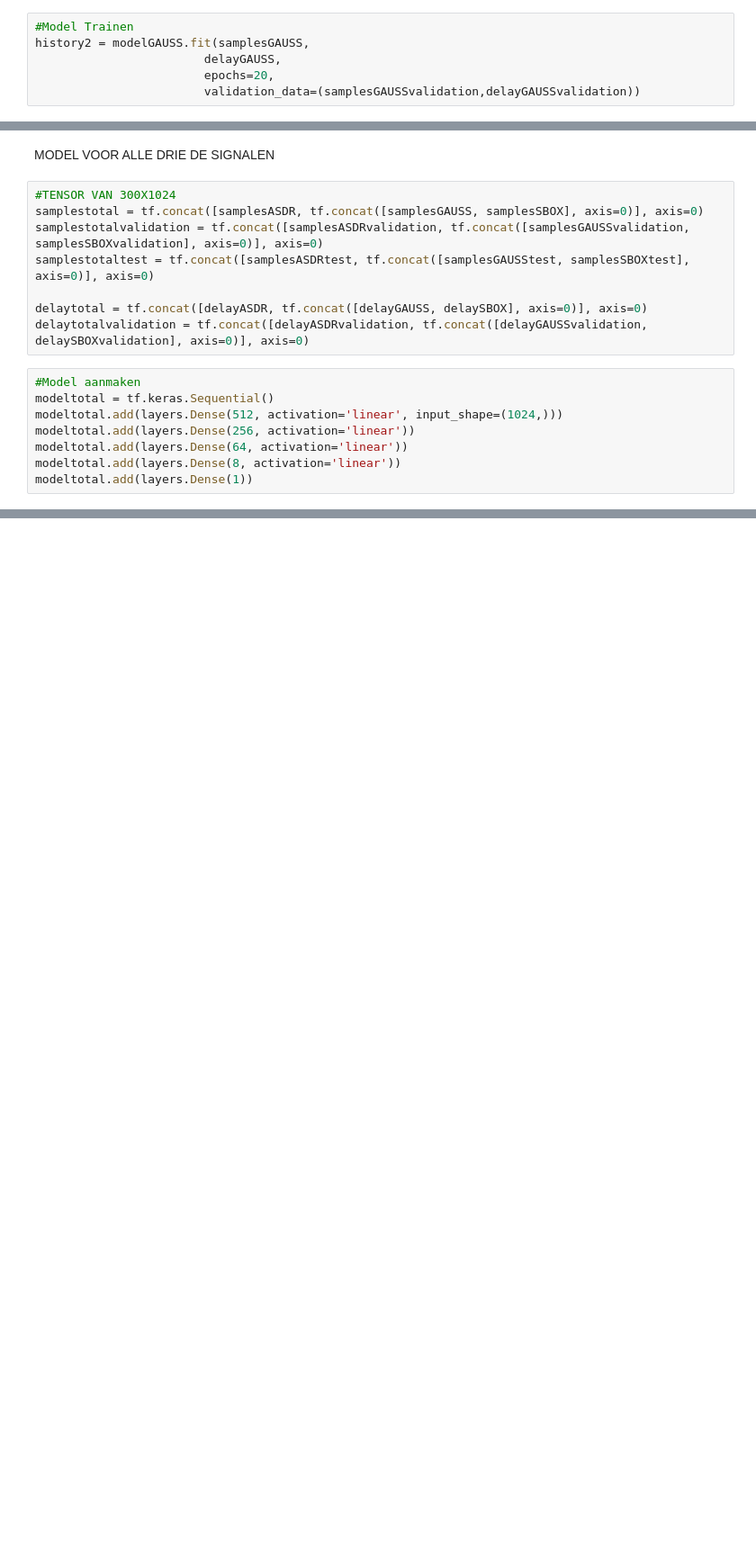
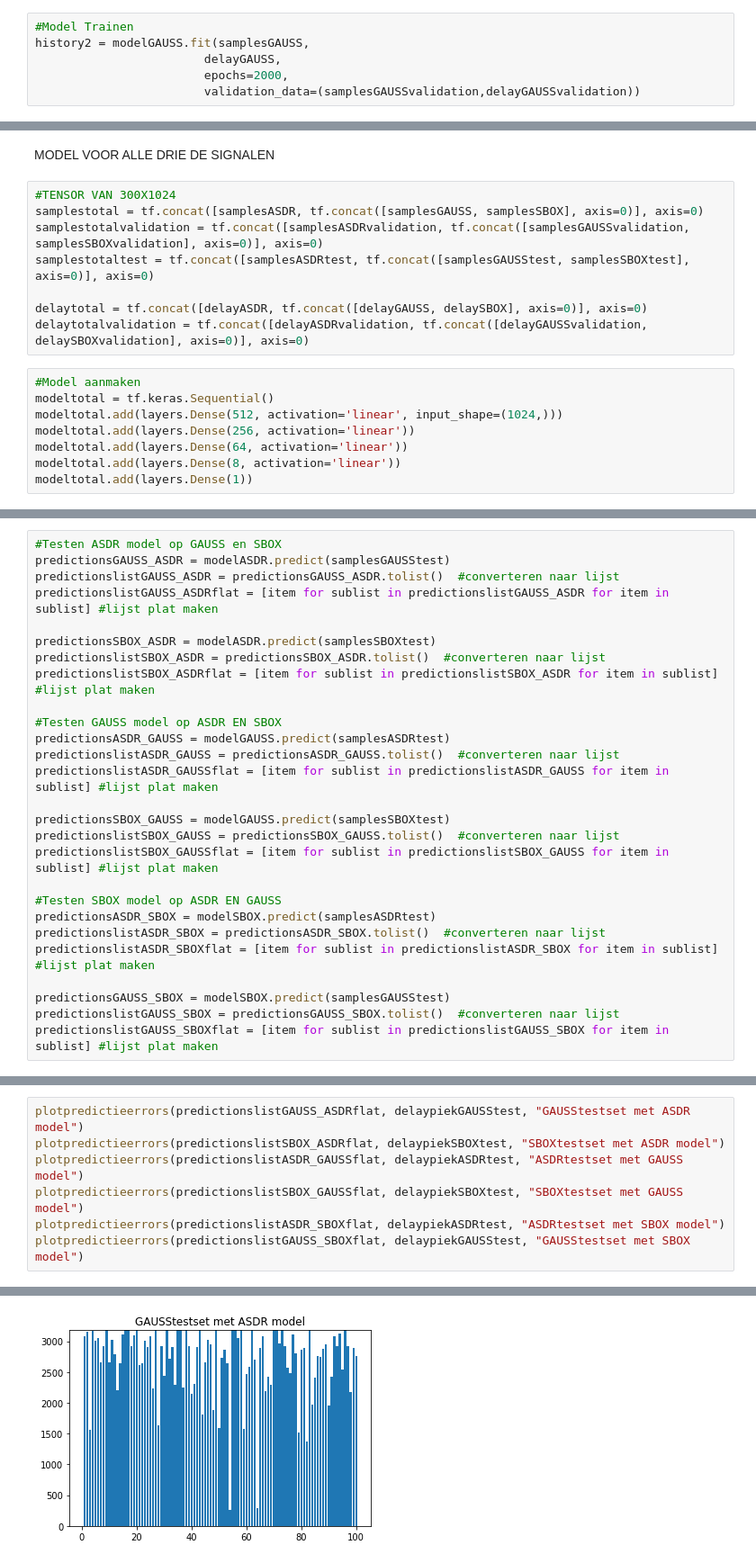
Before and after one commit to c-roets/Neural-Network-Signal-Delay, a Jupyter notebook: DelayNN.ipynb, the cells around one changed output, grey strips where cells are left out. Shown at 90% size. Drawn from its saved outputs; the diff is of its cells as text; blank space fills up the shorter version.

```diff
--- a/DelayNN.ipynb
+++ b/DelayNN.ipynb
@@ -310,5 +391,5 @@ modelGAUSS.compile(optimizer='adam', loss='mse', metrics=['mse'])
 #Model Trainen
 history2 = modelGAUSS.fit(samplesGAUSS,
                         delayGAUSS,
-                        epochs=20,
+                        epochs=2000,
                         validation_data=(samplesGAUSSvalidation,delayGAUSSvalidation))
@@ -597,0 +723,27 @@ https://stackoverflow.com/questions/59737875/keras-change-learning-rate
+# %%
+#Testen ASDR model op GAUSS en SBOX
+predictionsGAUSS_ASDR = modelASDR.predict(samplesGAUSStest)
+predictionslistGAUSS_ASDR = predictionsGAUSS_ASDR.tolist()  #converteren naar lijst
+predictionslistGAUSS_ASDRflat = [item for sublist in predictionslistGAUSS_ASDR for item in sublist] #lijst plat maken
+
+predictionsSBOX_ASDR = modelASDR.predict(samplesSBOXtest)
+predictionslistSBOX_ASDR = predictionsSBOX_ASDR.tolist()  #converteren naar lijst
+predictionslistSBOX_ASDRflat = [item for sublist in predictionslistSBOX_ASDR for item in sublist] #lijst plat maken
+
+#Testen GAUSS model op ASDR EN SBOX
+predictionsASDR_GAUSS = modelGAUSS.predict(samplesASDRtest)
+predictionslistASDR_GAUSS = predictionsASDR_GAUSS.tolist()  #converteren naar lijst
+predictionslistASDR_GAUSSflat = [item for sublist in predictionslistASDR_GAUSS for item in sublist] #lijst plat maken
+
+predictionsSBOX_GAUSS = modelGAUSS.predict(samplesSBOXtest)
+predictionslistSBOX_GAUSS = predictionsSBOX_GAUSS.tolist()  #converteren naar lijst
+predictionslistSBOX_GAUSSflat = [item for sublist in predictionslistSBOX_GAUSS for item in sublist] #lijst plat maken
+
+#Testen SBOX model op ASDR EN GAUSS
+predictionsASDR_SBOX = modelSBOX.predict(samplesASDRtest)
+predictionslistASDR_SBOX = predictionsASDR_SBOX.tolist()  #converteren naar lijst
+predictionslistASDR_SBOXflat = [item for sublist in predictionslistASDR_SBOX for item in sublist] #lijst plat maken
+
+predictionsGAUSS_SBOX = modelSBOX.predict(samplesGAUSStest)
+predictionslistGAUSS_SBOX = predictionsGAUSS_SBOX.tolist()  #converteren naar lijst
+predictionslistGAUSS_SBOXflat = [item for sublist in predictionslistGAUSS_SBOX for item in sublist] #lijst plat maken
@@ -597,0 +757,8 @@ https://stackoverflow.com/questions/59737875/keras-change-learning-rate
+# %%
+plotpredictieerrors(predictionslistGAUSS_ASDRflat, delaypiekGAUSStest, "GAUSStestset met ASDR model")
+plotpredictieerrors(predictionslistSBOX_ASDRflat, delaypiekSBOXtest, "SBOXtestset met ASDR model")
+plotpredictieerrors(predictionslistASDR_GAUSSflat, delaypiekASDRtest, "ASDRtestset met GAUSS model")
+plotpredictieerrors(predictionslistSBOX_GAUSSflat, delaypiekSBOXtest, "SBOXtestset met GAUSS model")
+plotpredictieerrors(predictionslistASDR_SBOXflat, delaypiekASDRtest, "ASDRtestset met SBOX model")
+plotpredictieerrors(predictionslistGAUSS_SBOXflat, delaypiekGAUSStest, "GAUSStestset met SBOX model")
+# %% [output]
@@ -597,0 +771 @@ https://stackoverflow.com/questions/59737875/keras-change-learning-rate
+[figure, added]
```
Also changed, not shown: parts of 24 cells of this notebook.
